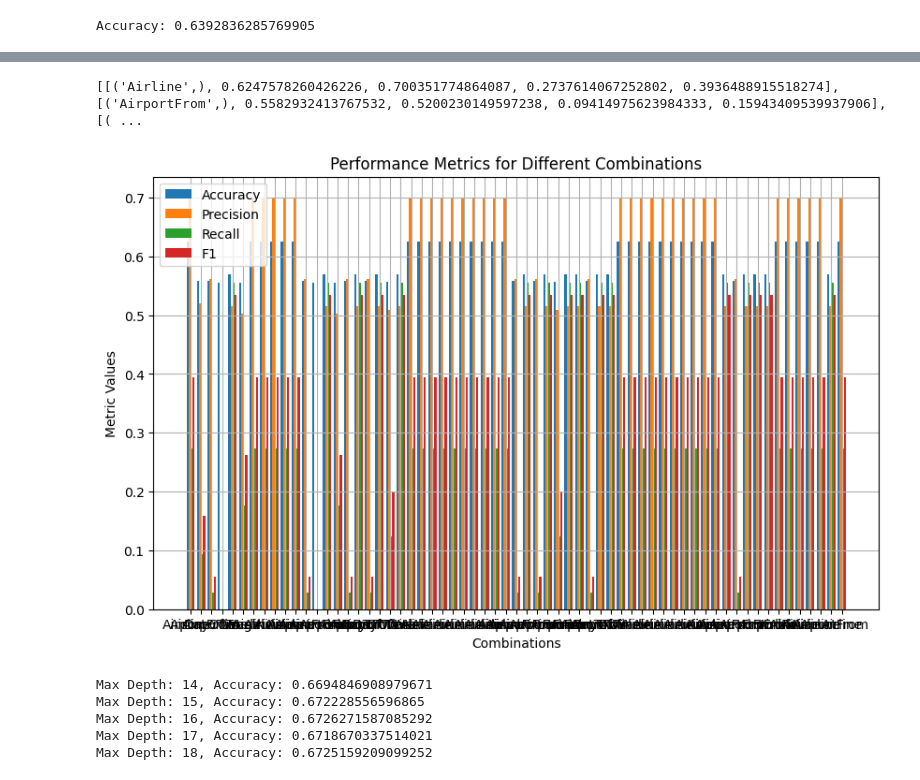
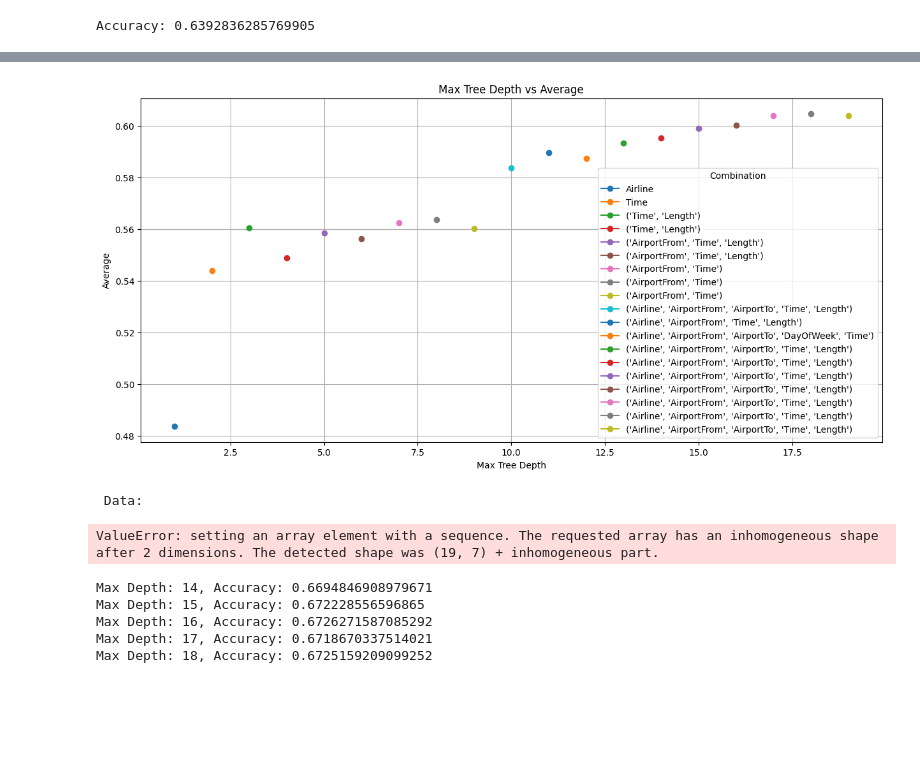
Before and after one commit to Timbo003/AT_IT, a Jupyter notebook: code.ipynb, the cells around one changed output, grey strips where cells are left out. Saved outputs shown, nothing was run; the diff lists cells and outputs as text; code cells hidden in the pictures; blank space fills up the shorter version.

Commit message:
fully implemented the for loop and added graph

```diff
--- a/code.ipynb
+++ b/code.ipynb
@@ -545,35 +497,0 @@ F1-Score: 0.3936488915518274
-# %%
-print(data)
-
-
-
-# Extracting data for plotting
-combinations = [entry[0][0] for entry in data]
-accuracy_values = [entry[1] for entry in data]
-precision_values = [entry[2] for entry in data]
-recall_values = [entry[3] for entry in data]
-f1_values = [entry[4] for entry in data]
-
-# Setting up positions for bars
-bar_width = 0.2
-index = np.arange(len(combinations))
-
-# Plotting
-plt.figure(figsize=(10, 6))
-
-plt.bar(index - 1.5 * bar_width, accuracy_values, bar_width, label='Accuracy')
-plt.bar(index - 0.5 * bar_width, precision_values, bar_width, label='Precision')
-plt.bar(index + 0.5 * bar_width, recall_values, bar_width, label='Recall')
-plt.bar(index + 1.5 * bar_width, f1_values, bar_width, label='F1')
-
-plt.title('Performance Metrics for Different Combinations')
-plt.xlabel('Combinations')
-plt.ylabel('Metric Values')
-plt.xticks(index, combinations, rotation=45)  # Rotate x-axis labels for better readability
-plt.legend()
-plt.grid(True)
-plt.tight_layout()  # Adjust layout to prevent clipping of labels
-plt.show()
-# %% [output]
-[[('Airline',), 0.6247578260426226, 0.700351774864087, 0.2737614067252802, 0.3936488915518274], [('AirportFrom',), 0.5582932413767532, 0.5200230149597238, 0.09414975623984333, 0.15943409539937906], [( ...
-[figure, removed]
@@ -580,3 +505,34 @@ plt.show()
+# %%
+# Iterate over entries in data for plotting
+
+plt.figure(figsize=(15, 7))
+for entry in data:
+    max_tree_depth = entry[0]
+    average = entry[6]
+    combination = entry[1]
+
+    # Plotting
+    plt.plot(max_tree_depth, average, marker='o', linestyle='-', label=str(combination))
+
+# Display legend to identify each combination
+plt.legend(title='Combination', loc='best')
+
+
+plt.title('Max Tree Depth vs Average')
+plt.xlabel('Max Tree Depth')
+plt.ylabel('Average')
+plt.grid(True)
+plt.show()
+
+print("\n Data:")
+datadf = np.array(data)
+
+datadf = pd.DataFrame(datadf, columns=[['max_tree_depth','combination', 'accuracy', 'precision', 'recall', 'f1', 'average']])
+print(datadf)
+# %% [output]
+[figure, added]
+ Data:
+ValueError: setting an array element with a sequence. The requested array has an inhomogeneous shape after 2 dimensions. The detected shape was (19, 7) + inhomogeneous part.
 # %%
 # just for testing
 
```
Also changed, not shown: parts of 4 cells of this notebook, 1 other file.
